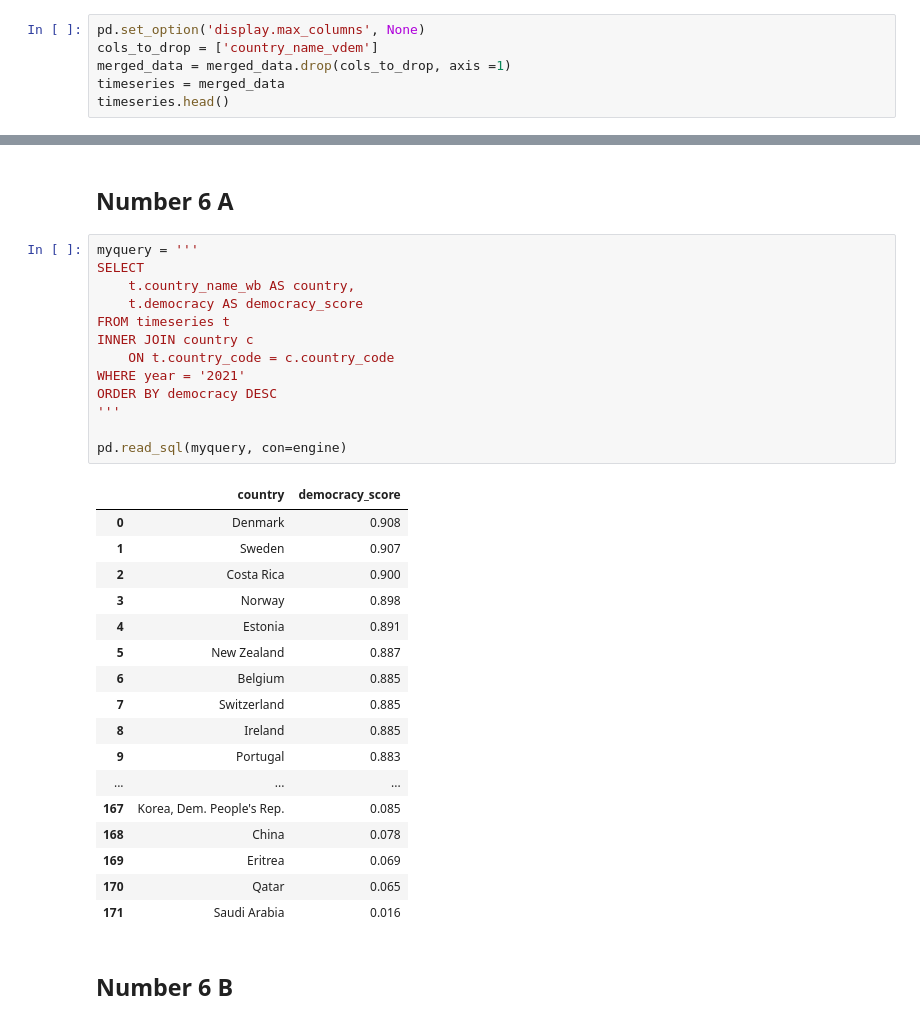
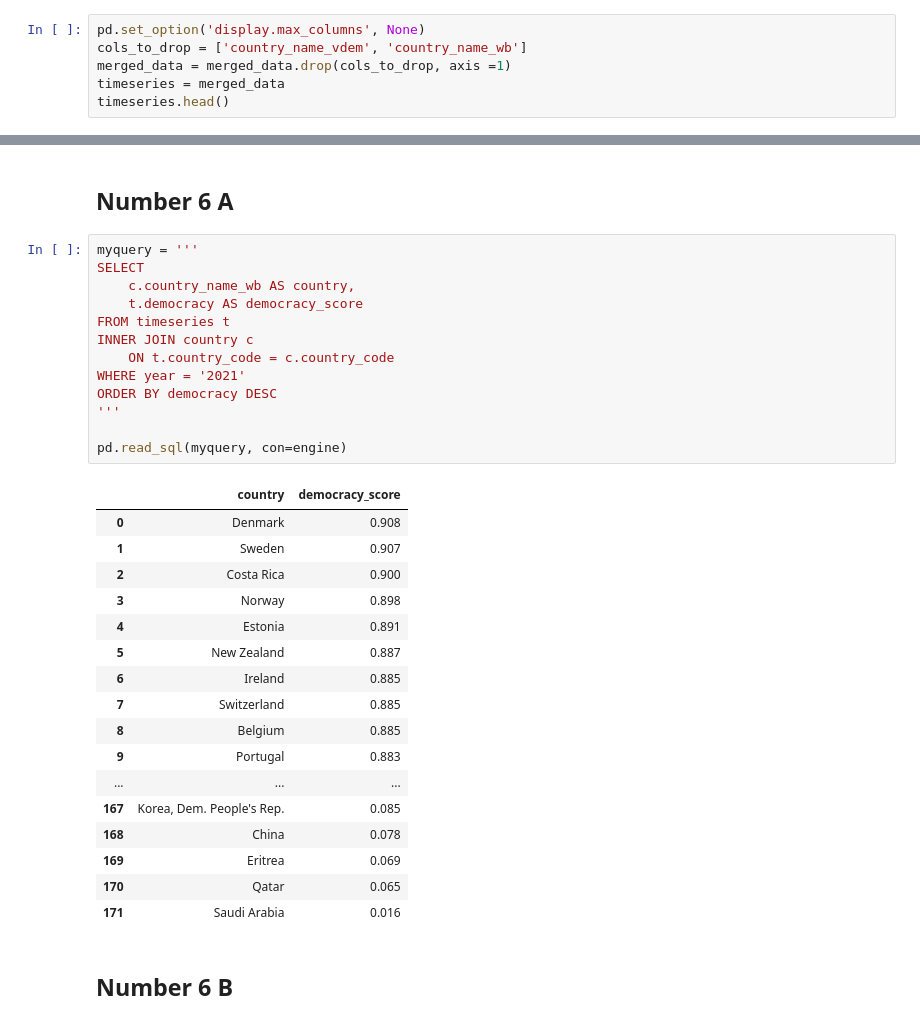
Before and after one commit to bryanchrist/Lab3and4, a Jupyter notebook: lab3_christ.ipynb, the cells around one changed output, grey strips where cells are left out. Cells and saved outputs as stored; diff of their text form.

```diff
--- a/lab3_christ.ipynb
+++ b/lab3_christ.ipynb
@@ -535,6 +534,6 @@ Yes, together these tables comprise a third normal form database. The data are i
 # %%
 pd.set_option('display.max_columns', None)
-cols_to_drop = ['country_name_vdem']
+cols_to_drop = ['country_name_vdem', 'country_name_wb']
 merged_data = merged_data.drop(cols_to_drop, axis =1)
 timeseries = merged_data
 timeseries.head()
@@ -814,27 +813,27 @@ Ref: W.year < T.year
 # %%
 myquery = '''
 SELECT
-    t.country_name_wb AS country,
+    c.country_name_wb AS country,
     t.democracy AS democracy_score
 FROM timeseries t
 INNER JOIN country c
     ON t.country_code = c.country_code
 WHERE year = '2021'
 ORDER BY democracy DESC
 '''
 
 pd.read_sql(myquery, con=engine)
 # %% [output]
 |  | country | democracy_score |
 | 0 | Denmark | 0.908 |
 | 1 | Sweden | 0.907 |
 | 2 | Costa Rica | 0.900 |
 | 3 | Norway | 0.898 |
 | 4 | Estonia | 0.891 |
 | 5 | New Zealand | 0.887 |
-| 6 | Belgium | 0.885 |
+| 6 | Ireland | 0.885 |
 | 7 | Switzerland | 0.885 |
-| 8 | Ireland | 0.885 |
+| 8 | Belgium | 0.885 |
 | 9 | Portugal | 0.883 |
 | ... | ... | ... |
 | 167 | Korea, Dem. People's Rep. | 0.085 |
```
Also changed, not shown: parts of 13 cells of this notebook, 1 other file.
